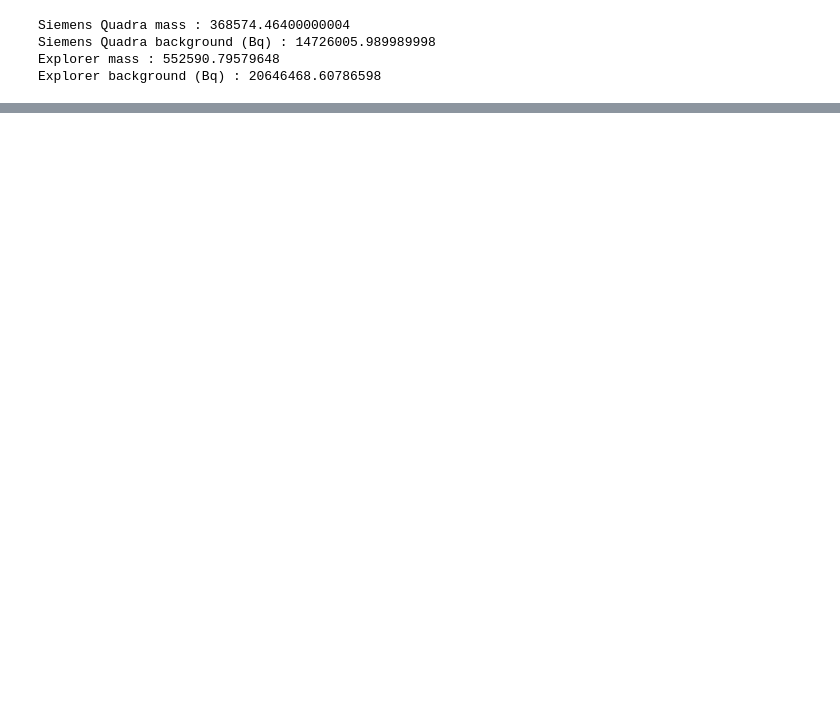
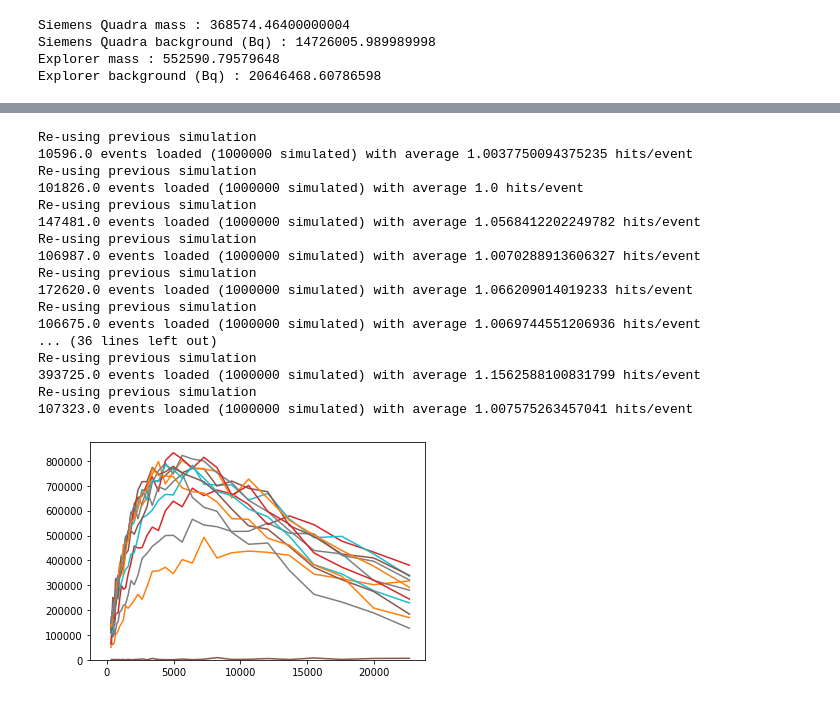
Before and after one commit to bwynneHEP/SimplePetScanner, a Jupyter notebook: analysis/NECRversusLengthStudy.ipynb, the cells around one changed output, grey strips where cells are left out. Saved outputs shown, nothing was run; the diff lists cells and outputs as text; code cells hidden in the pictures; blank space fills up the shorter version.

```diff
--- a/analysis/NECRversusLengthStudy.ipynb
+++ b/analysis/NECRversusLengthStudy.ipynb
@@ -127,0 +134,21 @@ mpl.show()
+# %%
+detectorLengths1500, maxNECR1500 = PeakNECRWithLength( 1500 )
+# %% [output]
+Re-using previous simulation
+10596.0 events loaded (1000000 simulated) with average 1.0037750094375235 hits/event
+Re-using previous simulation
+101826.0 events loaded (1000000 simulated) with average 1.0 hits/event
+Re-using previous simulation
+147481.0 events loaded (1000000 simulated) with average 1.0568412202249782 hits/event
+Re-using previous simulation
+106987.0 events loaded (1000000 simulated) with average 1.0070288913606327 hits/event
+Re-using previous simulation
+172620.0 events loaded (1000000 simulated) with average 1.066209014019233 hits/event
+Re-using previous simulation
+106675.0 events loaded (1000000 simulated) with average 1.0069744551206936 hits/event
+... (36 lines left out)
+Re-using previous simulation
+393725.0 events loaded (1000000 simulated) with average 1.1562588100831799 hits/event
+Re-using previous simulation
+107323.0 events loaded (1000000 simulated) with average 1.007575263457041 hits/event
+[figure, added]
```
Also changed, not shown: parts of 21 cells of this notebook, 2 other files.
